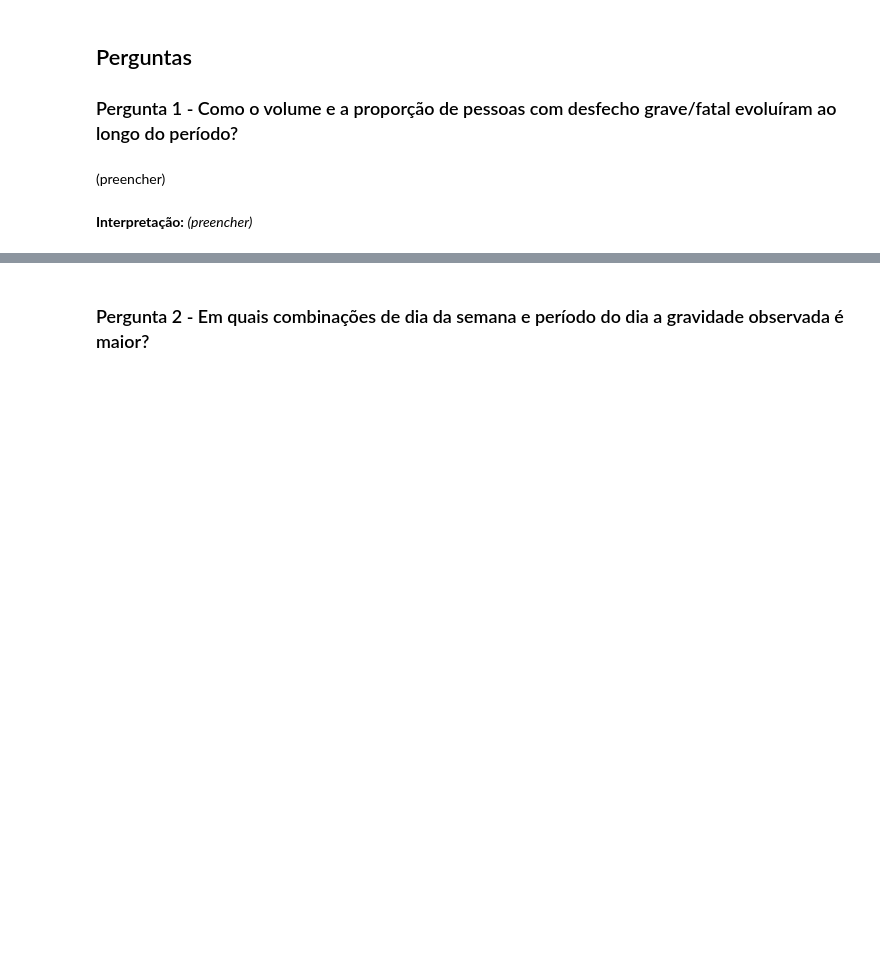
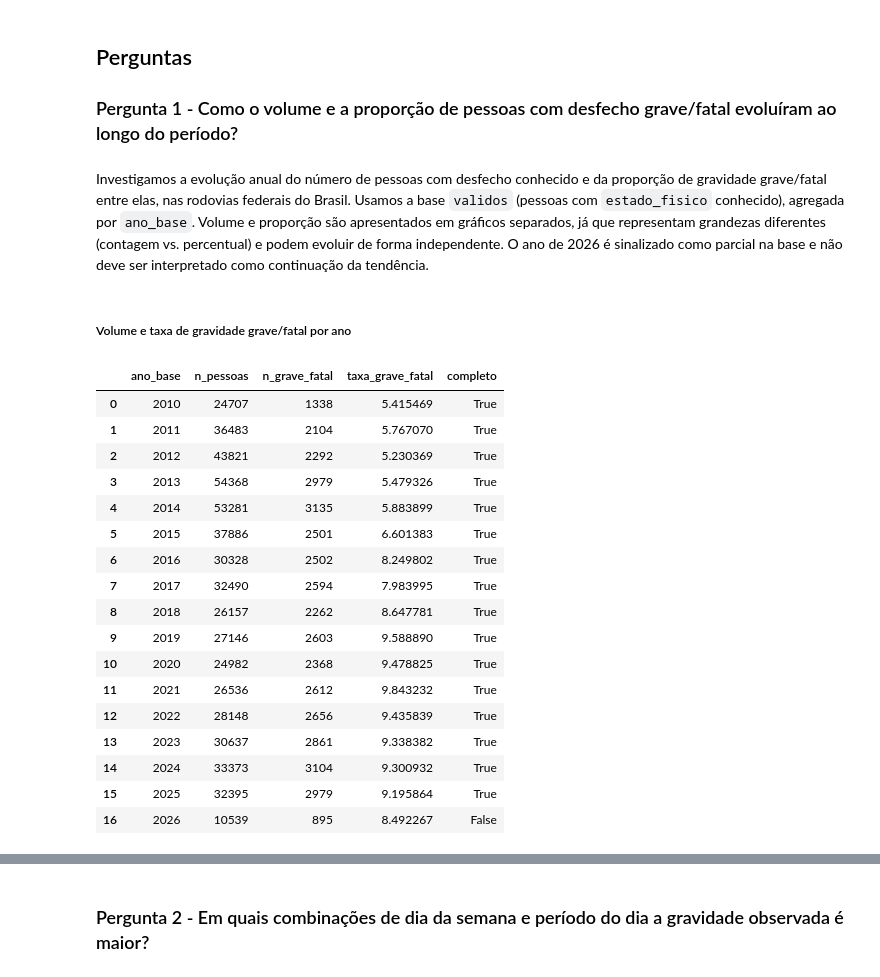
Before and after one commit to ju-caju/analise-seguranca-veicular-prf, a Jupyter notebook: notebooks/relatorio-final.ipynb, the cells around one changed output, grey strips where cells are left out. Drawn from its saved outputs; the diff is of its cells as text; code cells hidden in the pictures; blank space fills up the shorter version.

```diff
--- a/notebooks/relatorio-final.ipynb
+++ b/notebooks/relatorio-final.ipynb
@@ -369,7 +369,43 @@ Name: proportion, dtype: float64
 ## Perguntas
 
 ### Pergunta 1 - Como o volume e a proporção de pessoas com desfecho grave/fatal evoluíram ao longo do período?
-# %% [markdown]
-(preencher)
-# %% [markdown]
-**Interpretação:** *(preencher)*
+# %% [markdown]
+Investigamos a evolução anual do número de pessoas com desfecho conhecido e da proporção de
+gravidade grave/fatal entre elas, nas rodovias federais do Brasil. Usamos a base `validos`
+(pessoas com `estado_fisico` conhecido), agregada por `ano_base`. Volume e proporção são
+apresentados em gráficos separados, já que representam grandezas diferentes (contagem vs.
+percentual) e podem evoluir de forma independente. O ano de 2026 é sinalizado como parcial na
+base e não deve ser interpretado como continuação da tendência.
+# %% [markdown]
+##### Volume e taxa de gravidade grave/fatal por ano
+# %%
+tendencia_anual = (
+    validos
+    .groupby("ano_base")["grave_fatal"]
+    .agg(n_pessoas="size", n_grave_fatal="sum")
+    .reset_index()
+)
+
+tendencia_anual["taxa_grave_fatal"] = tendencia_anual["n_grave_fatal"] / tendencia_anual["n_pessoas"] * 100
+tendencia_anual["completo"] = tendencia_anual["ano_base"] <= ANO_MAXIMO_COMPLETO
+
+tendencia_anual
+# %% [output]
+|  | ano_base | n_pessoas | n_grave_fatal | taxa_grave_fatal | completo |
+| 0 | 2010 | 24707 | 1338 | 5.415469 | True |
+| 1 | 2011 | 36483 | 2104 | 5.767070 | True |
+| 2 | 2012 | 43821 | 2292 | 5.230369 | True |
+| 3 | 2013 | 54368 | 2979 | 5.479326 | True |
+| 4 | 2014 | 53281 | 3135 | 5.883899 | True |
+| 5 | 2015 | 37886 | 2501 | 6.601383 | True |
+| 6 | 2016 | 30328 | 2502 | 8.249802 | True |
+| 7 | 2017 | 32490 | 2594 | 7.983995 | True |
+| 8 | 2018 | 26157 | 2262 | 8.647781 | True |
+| 9 | 2019 | 27146 | 2603 | 9.588890 | True |
+| 10 | 2020 | 24982 | 2368 | 9.478825 | True |
+| 11 | 2021 | 26536 | 2612 | 9.843232 | True |
+| 12 | 2022 | 28148 | 2656 | 9.435839 | True |
+| 13 | 2023 | 30637 | 2861 | 9.338382 | True |
+| 14 | 2024 | 33373 | 3104 | 9.300932 | True |
+| 15 | 2025 | 32395 | 2979 | 9.195864 | True |
+| 16 | 2026 | 10539 | 895 | 8.492267 | False |
```
Also changed, not shown: parts of 9 cells of this notebook.
